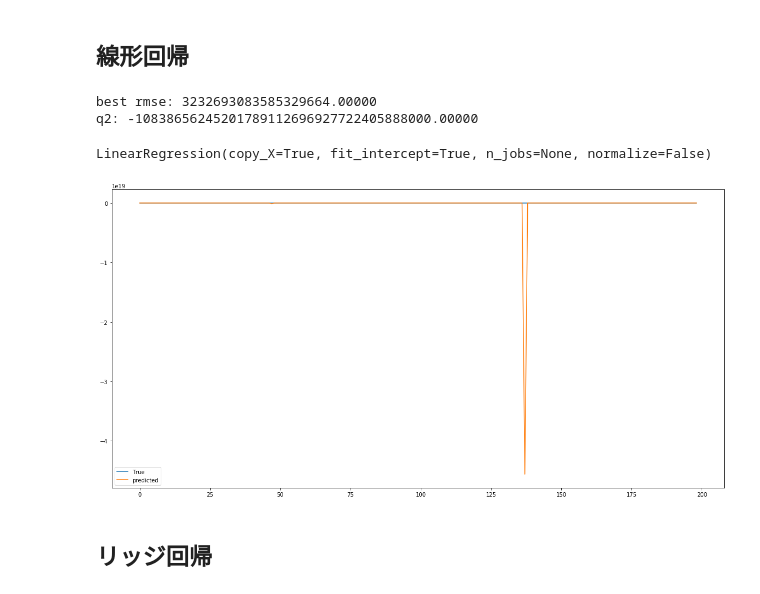
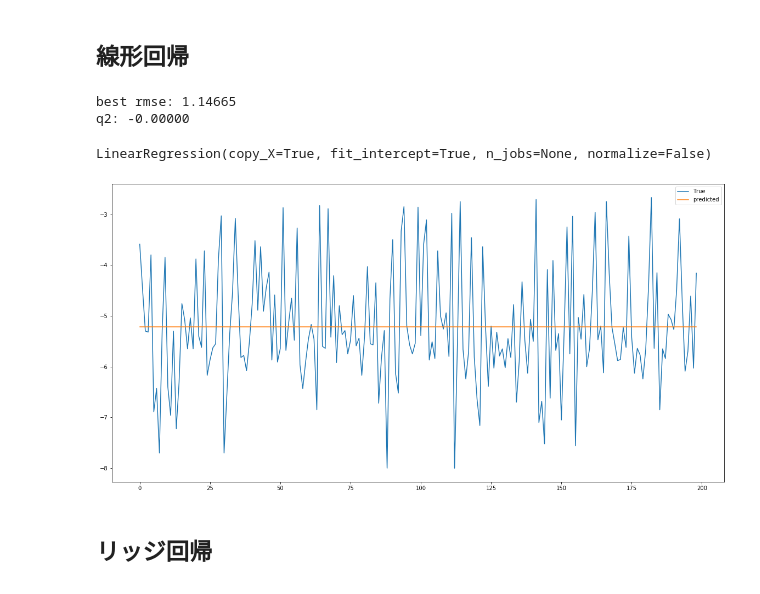
Before and after one commit to edge2992/lab_tasks_for_newcommer, a Jupyter notebook: 04_chem/m4_5.ipynb, the cells around one changed output. Cells and saved outputs as stored; diff of their text form; code cells hidden in the pictures.

```diff
--- a/04_chem/m4_5.ipynb
+++ b/04_chem/m4_5.ipynb
@@ -38,13 +38,13 @@ from calc_score import regression
 # %%
 from sklearn import linear_model
 
 clf = linear_model.LinearRegression()
-regression(clf, X, Y, True)
+regression(clf, X, Y, True, True)
 # %% [output]
-best rmse: 3232693083585329664.00000
-q2: -10838656245201789112696927722405888000.00000
+best rmse: 1.14665
+q2: -0.00000
 LinearRegression(copy_X=True, fit_intercept=True, n_jobs=None, normalize=False)
-[figure, old version]
+[figure, new version]
 # %% [markdown]
 ## リッジ回帰
 # %%
```
Also changed, not shown: parts of 4 cells of this notebook, 2 other files.
